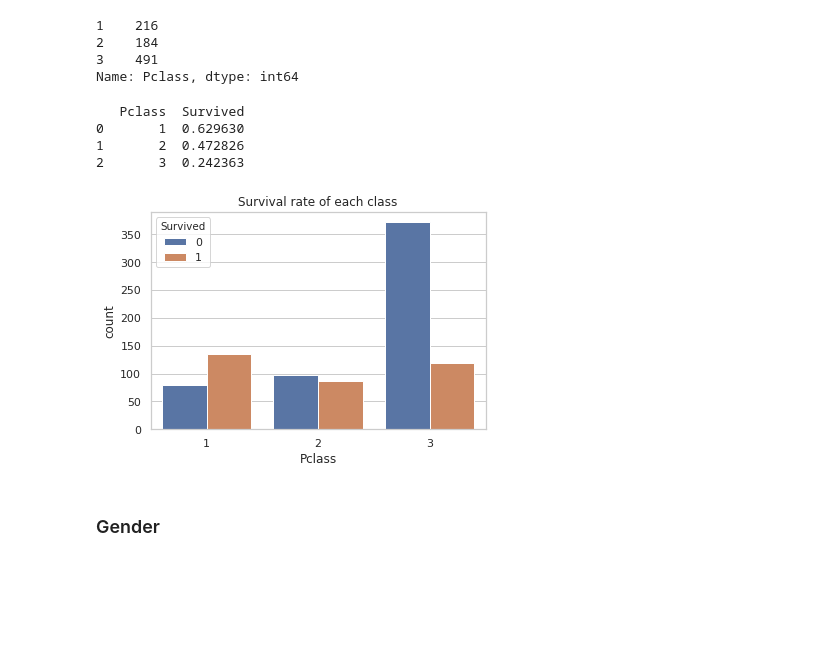
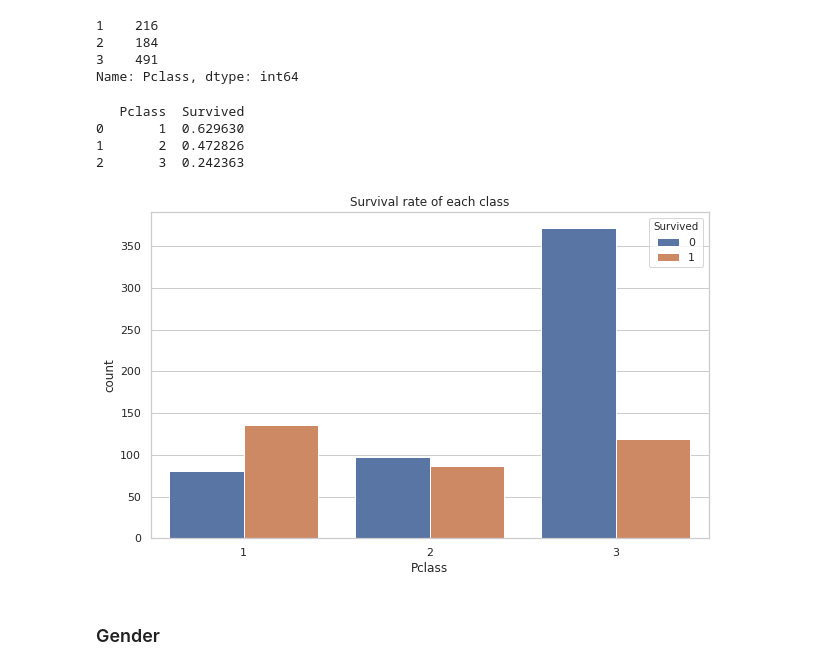
Before and after one commit to ketanpandey01/Titanic-Survival-Prediction, a Jupyter notebook: Titanic.ipynb, the cells around one changed output. Saved outputs shown, nothing was run; the diff lists cells and outputs as text; code cells hidden in the pictures; blank space fills up the shorter version.

```diff
--- a/Titanic.ipynb
+++ b/Titanic.ipynb
@@ -135,15 +130,16 @@ Passengers in each class
 Name: Pclass, dtype: int64
 # %%
 print(titanic_trainSet[['Pclass', 'Survived']].groupby(['Pclass'], as_index=False).mean())
+plt.figure(figsize=(10, 6))
 sb.countplot( x= 'Pclass', hue='Survived',data=titanic_trainSet)
 plt.title('Survival rate of each class')
 plt.show()
 # %% [output]
    Pclass  Survived
 0       1  0.629630
 1       2  0.472826
 2       3  0.242363
-[figure, old version]
+[figure, new version]
 # %% [markdown]
 ### Gender
 # %%
```
Also changed, not shown: parts of 14 cells of this notebook.
